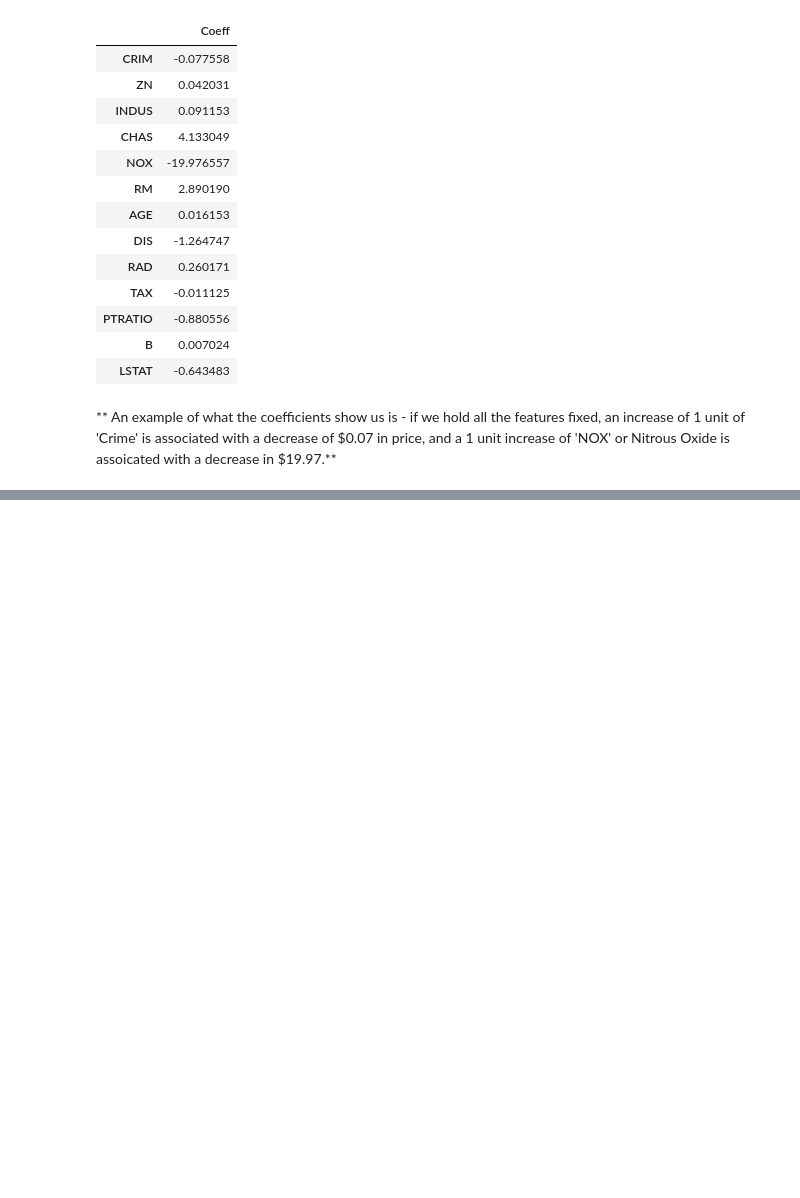
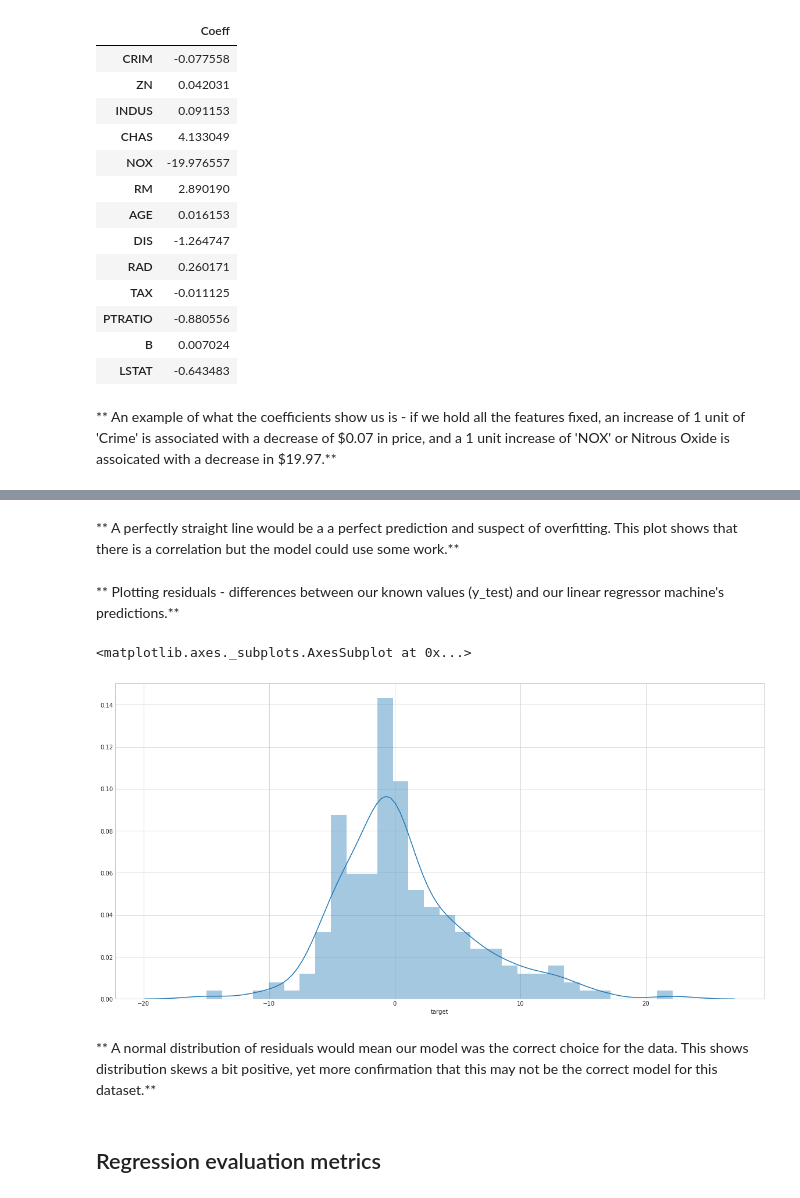
Before and after one commit to pick1/Linear-Regression, a Jupyter notebook: Linear_Regresion_Boston.ipynb, the cells around one changed output, grey strips where cells are left out. Cells and saved outputs as stored; diff of their text form; code cells hidden in the pictures; blank space fills up the shorter version.

Commit message:
Linear Regression update

```diff
--- a/Linear_Regresion_Boston.ipynb
+++ b/Linear_Regresion_Boston.ipynb
@@ -186,0 +217,14 @@ cdf
+# %% [markdown]
+** A perfectly straight line would be a a perfect prediction and suspect of overfitting. This plot shows that there is a correlation but the model could use some work.**
+# %% [markdown]
+** Plotting residuals - differences between our known values (y_test) and our linear regressor machine's predictions.**
+# %%
+plt.figure(figsize=(20,10))
+sns.distplot((y_test-predictions),bins =30)
+# %% [output]
+<matplotlib.axes._subplots.AxesSubplot at 0x...>
+[figure, added]
+# %% [markdown]
+** A normal distribution of residuals would mean our model was the correct choice for the data. This shows distribution skews a bit positive, yet more confirmation that this may not be the correct model for this dataset.**
+# %% [markdown]
+## Regression evaluation metrics
```
Also changed, not shown: parts of 12 cells of this notebook.
